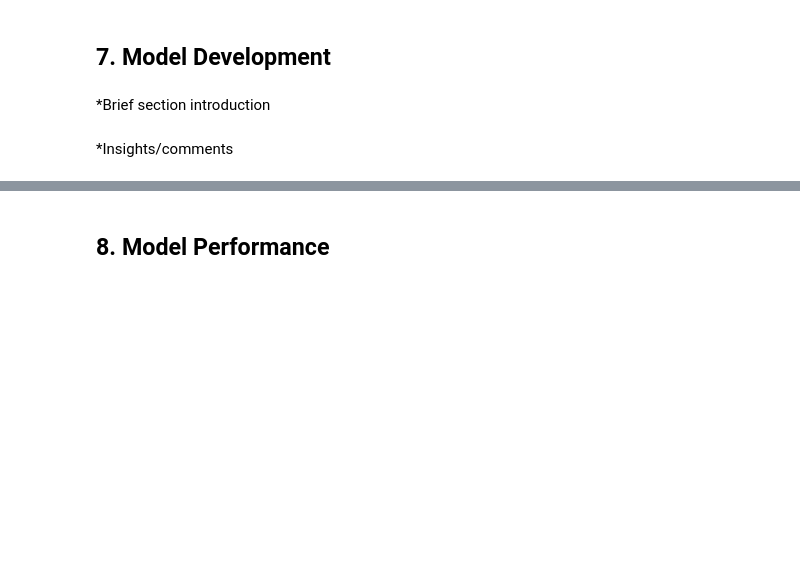
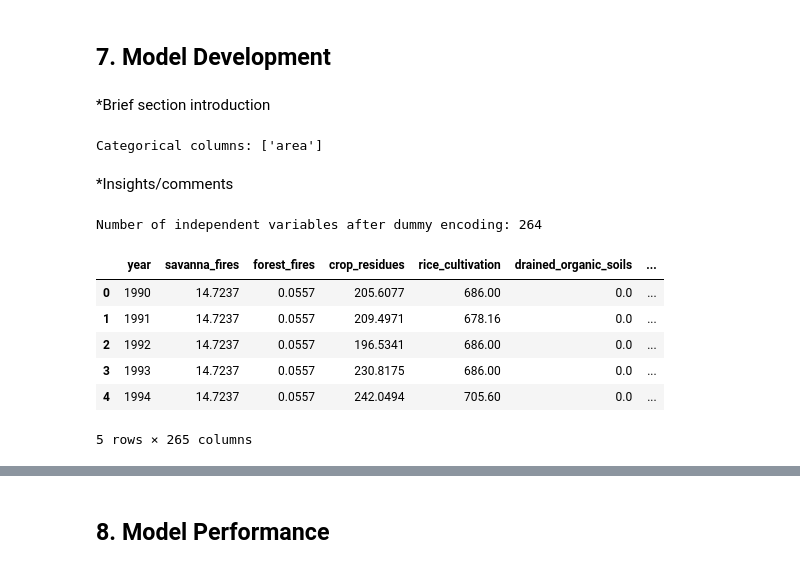
Before and after one commit to Boikoko/2401FTDS_Regression_Project, a Jupyter notebook: Regression_Project_Team_3.ipynb, the cells around one changed output, grey strips where cells are left out. Cells and saved outputs as stored; diff of their text form; code cells hidden in the pictures; blank space fills up the shorter version.

```diff
--- a/Regression_Project_Team_3.ipynb
+++ b/Regression_Project_Team_3.ipynb
@@ -424,5 +424,28 @@ plt.show()
 ## 7. Model Development <a class="anchor" id="chapter7"></a>
 # %% [markdown]
 *Brief section introduction
+# %%
+categorical_columns = df.select_dtypes(include=['object', 'category']).columns.tolist()
+print(f"Categorical columns: {categorical_columns}")
+# %% [output]
+Categorical columns: ['area']
 # %% [markdown]
 *Insights/comments
+# %%
+df_encoded = pd.get_dummies(df, columns=categorical_columns, drop_first=True)
+
+num_independent_vars = df_encoded.shape[1]
+
+print(f"Number of independent variables after dummy encoding: {num_independent_vars-1}") #subtract 1 for emissions
+# %% [output]
+Number of independent variables after dummy encoding: 264
+# %%
+df_encoded.head()
+# %% [output]
+|  | year | savanna_fires | forest_fires | crop_residues | rice_cultivation | drained_organic_soils | ... |
+| 0 | 1990 | 14.7237 | 0.0557 | 205.6077 | 686.00 | 0.0 | ... |
+| 1 | 1991 | 14.7237 | 0.0557 | 209.4971 | 678.16 | 0.0 | ... |
+| 2 | 1992 | 14.7237 | 0.0557 | 196.5341 | 686.00 | 0.0 | ... |
+| 3 | 1993 | 14.7237 | 0.0557 | 230.8175 | 686.00 | 0.0 | ... |
+| 4 | 1994 | 14.7237 | 0.0557 | 242.0494 | 705.60 | 0.0 | ... |
+5 rows × 265 columns
```
Also changed, not shown: parts of 2 cells of this notebook.
